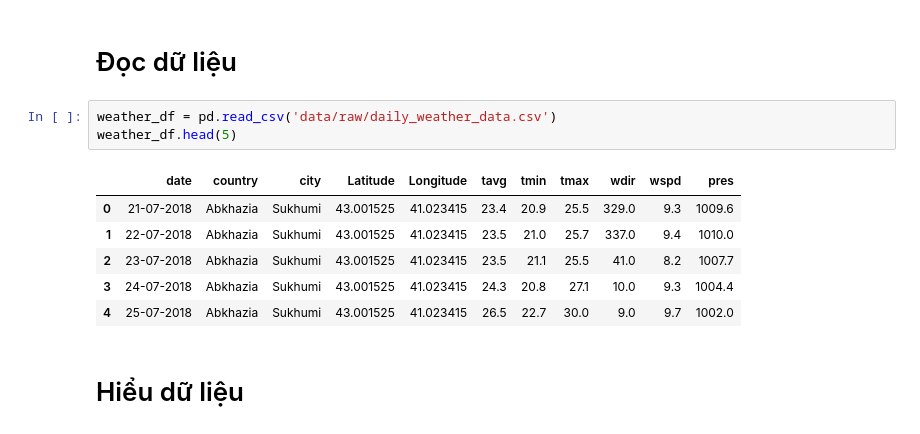
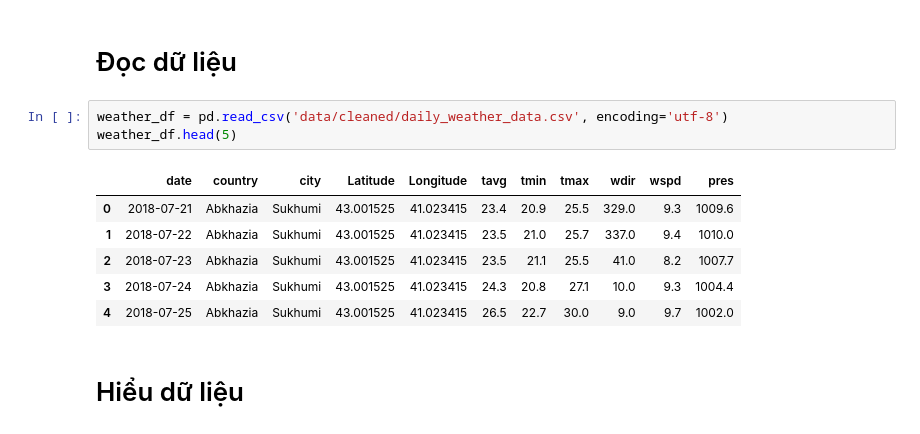
Before and after one commit to the0nlyWyvern/Weather-Analysis, a Jupyter notebook: Interpreting_data.ipynb, the cells around one changed output. Drawn from its saved outputs; the diff is of its cells as text.

Commit message:
switch from raw-data to cleaned-data

```diff
--- a/Interpreting_data.ipynb
+++ b/Interpreting_data.ipynb
@@ -13,15 +13,15 @@ import pandas as pd
 # %% [markdown]
 # Đọc dữ liệu
 # %%
-weather_df = pd.read_csv('data/raw/daily_weather_data.csv')
+weather_df = pd.read_csv('data/cleaned/daily_weather_data.csv', encoding='utf-8')
 weather_df.head(5)
 # %% [output]
 |  | date | country | city | Latitude | Longitude | tavg | tmin | tmax | wdir | wspd | pres |
-| 0 | 21-07-2018 | Abkhazia | Sukhumi | 43.001525 | 41.023415 | 23.4 | 20.9 | 25.5 | 329.0 | 9.3 | 1009.6 |
-| 1 | 22-07-2018 | Abkhazia | Sukhumi | 43.001525 | 41.023415 | 23.5 | 21.0 | 25.7 | 337.0 | 9.4 | 1010.0 |
-| 2 | 23-07-2018 | Abkhazia | Sukhumi | 43.001525 | 41.023415 | 23.5 | 21.1 | 25.5 | 41.0 | 8.2 | 1007.7 |
-| 3 | 24-07-2018 | Abkhazia | Sukhumi | 43.001525 | 41.023415 | 24.3 | 20.8 | 27.1 | 10.0 | 9.3 | 1004.4 |
-| 4 | 25-07-2018 | Abkhazia | Sukhumi | 43.001525 | 41.023415 | 26.5 | 22.7 | 30.0 | 9.0 | 9.7 | 1002.0 |
+| 0 | 2018-07-21 | Abkhazia | Sukhumi | 43.001525 | 41.023415 | 23.4 | 20.9 | 25.5 | 329.0 | 9.3 | 1009.6 |
+| 1 | 2018-07-22 | Abkhazia | Sukhumi | 43.001525 | 41.023415 | 23.5 | 21.0 | 25.7 | 337.0 | 9.4 | 1010.0 |
+| 2 | 2018-07-23 | Abkhazia | Sukhumi | 43.001525 | 41.023415 | 23.5 | 21.1 | 25.5 | 41.0 | 8.2 | 1007.7 |
+| 3 | 2018-07-24 | Abkhazia | Sukhumi | 43.001525 | 41.023415 | 24.3 | 20.8 | 27.1 | 10.0 | 9.3 | 1004.4 |
+| 4 | 2018-07-25 | Abkhazia | Sukhumi | 43.001525 | 41.023415 | 26.5 | 22.7 | 30.0 | 9.0 | 9.7 | 1002.0 |
 # %% [markdown]
 # Hiểu dữ liệu
 # %% [markdown]
```
Also changed, not shown: parts of 1 cell of this notebook.
